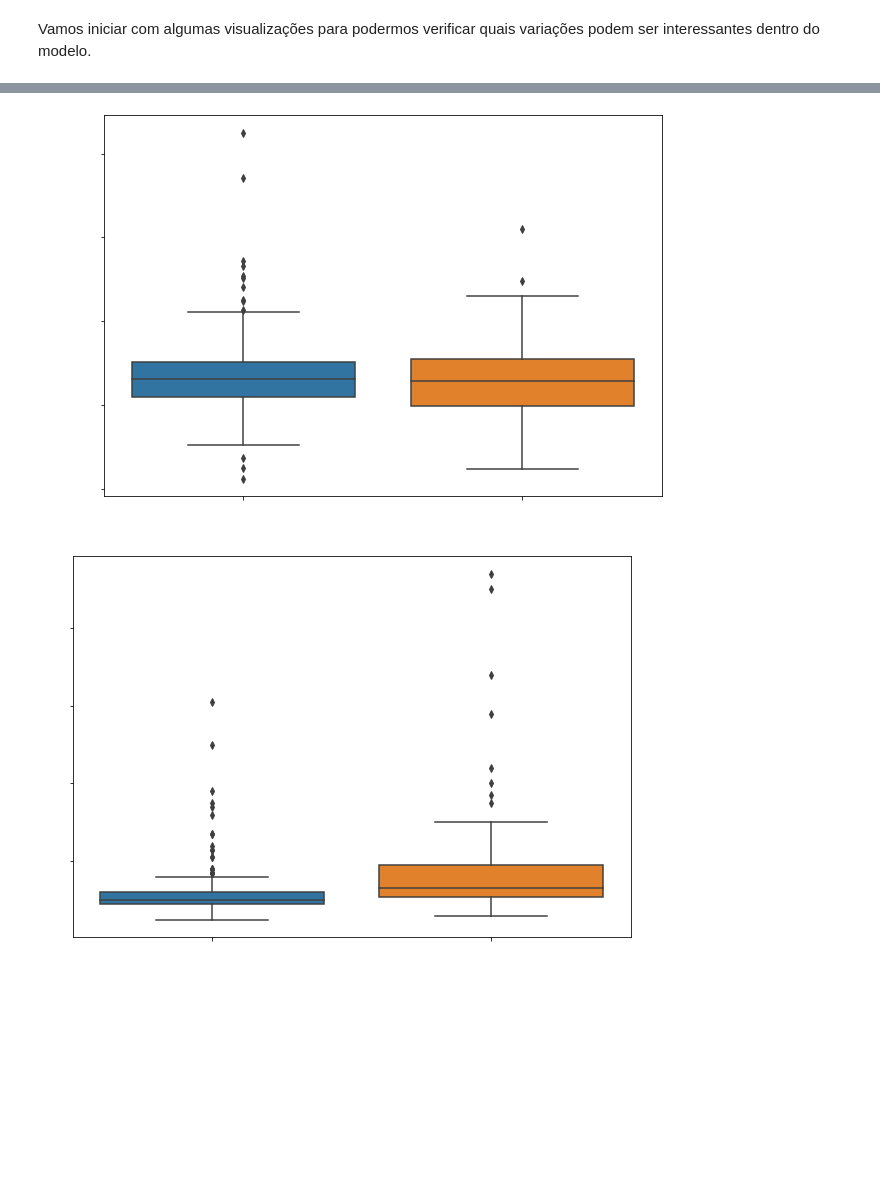
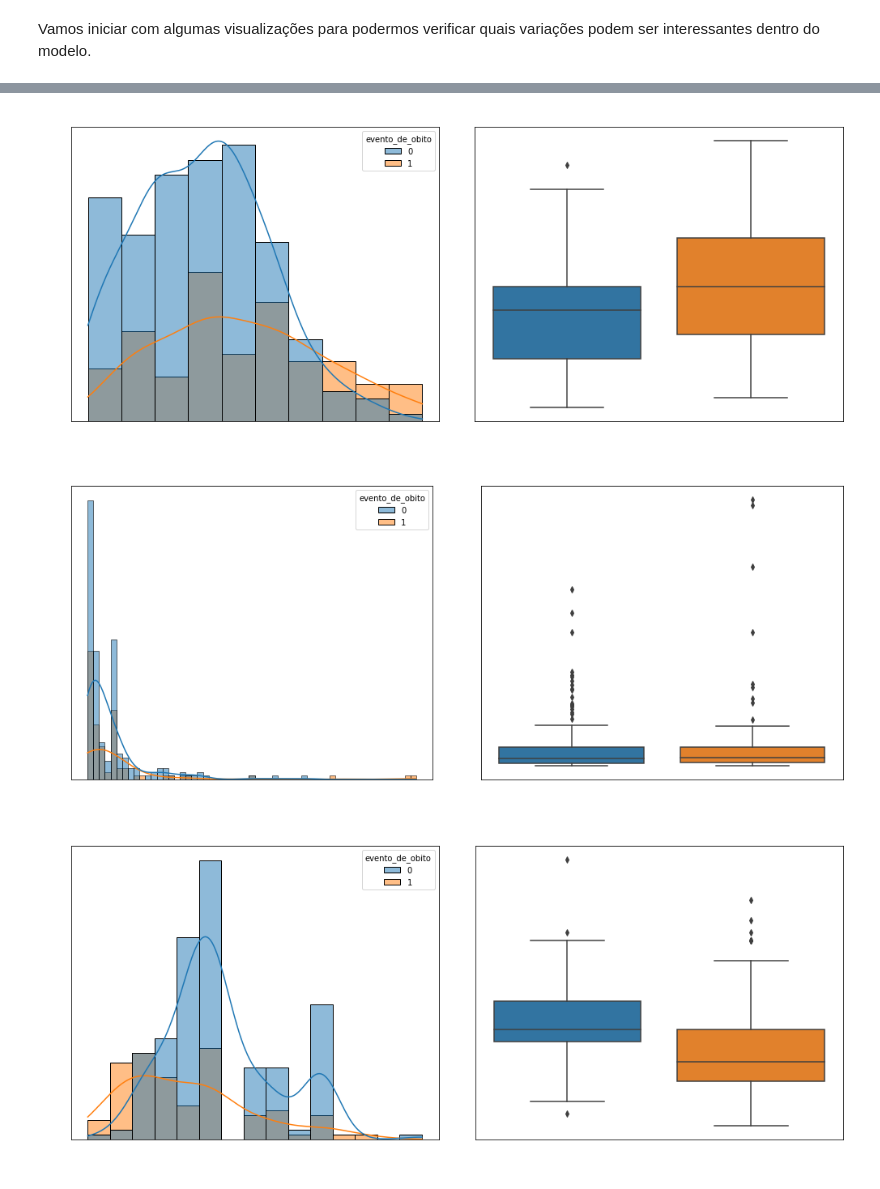
Before and after one commit to lucasabrahao900/TechC_Fase3, a Jupyter notebook: techc_fase3_ml/notebooks/nb_exploratory_analysis.ipynb, the cells around one changed output, grey strips where cells are left out. Saved outputs shown, nothing was run; the diff lists cells and outputs as text; code cells hidden in the pictures; blank space fills up the shorter version.

```diff
--- a/techc_fase3_ml/notebooks/nb_exploratory_analysis.ipynb
+++ b/techc_fase3_ml/notebooks/nb_exploratory_analysis.ipynb
@@ -42,3 +42,8 @@ smoking                     0
 time                        0
 DEATH_EVENT                 0
 dtype: int64
+# %%
+df_heart.columns = ['idade', 'anemia', 'creatina_fosfoquinase', 'diabetes',
+ 'fracao_de_ejecao', 'hipertensao_arterial', 'plaquetas',
+ 'creatinina_serica', 'sodio_serico', 'sexo', 'tabagismo', 'tempo',
+ 'evento_de_obito']
@@ -73,8 +73,27 @@ plot_boxplot(varx = "ejection_fraction", nome = "Idade")
-# %%
-plot_boxplot(varx = "platelets", nome = "Idade")
-# %% [output]
-[figure, removed]
-# %%
-plot_boxplot(varx = "serum_creatinine", nome = "Idade")
-# %% [output]
-[figure, removed]
+# %%
+# Distribuição de variáveis contínuas
+# Vamos plotar Histogramas e Boxplots
+continous_vars = ['idade', 'creatina_fosfoquinase', 'fracao_de_ejecao', 'plaquetas', 'creatinina_serica', 'sodio_serico']
+for var in continous_vars:
+    fig, ax = plt.subplots(1, 2, figsize=(14, 6))  # 1 linha, 2 colunas
+
+    # Histograma com KDE
+    sns.histplot(data=df_heart, x=var, hue='evento_de_obito', kde=True, ax=ax[0])
+    ax[0].set_title(f'Histograma de {var}', color = "white")
+
+    # Boxplot
+    sns.boxplot(data=df_heart, x='evento_de_obito', y=var, ax=ax[1])
+    ax[1].set_title(f'Boxplot de {var}', color = "white")
+
+    # Ajustar layout
+    plt.tight_layout()
+    for i in [0, 1]:
+        ax[i].set_ylabel(ylabel = "Valor", color = "white")
+        ax[i].set_xlabel(xlabel = var, color = "white")
+    for axis in ax:
+        axis.tick_params(colors='white')  # Cor das marcas (ticks)
+    plt.show()
+# %% [output]
+[figure, added]
+[figure, added]
+[figure, added]
```
Also changed, not shown: parts of 9 cells of this notebook.
